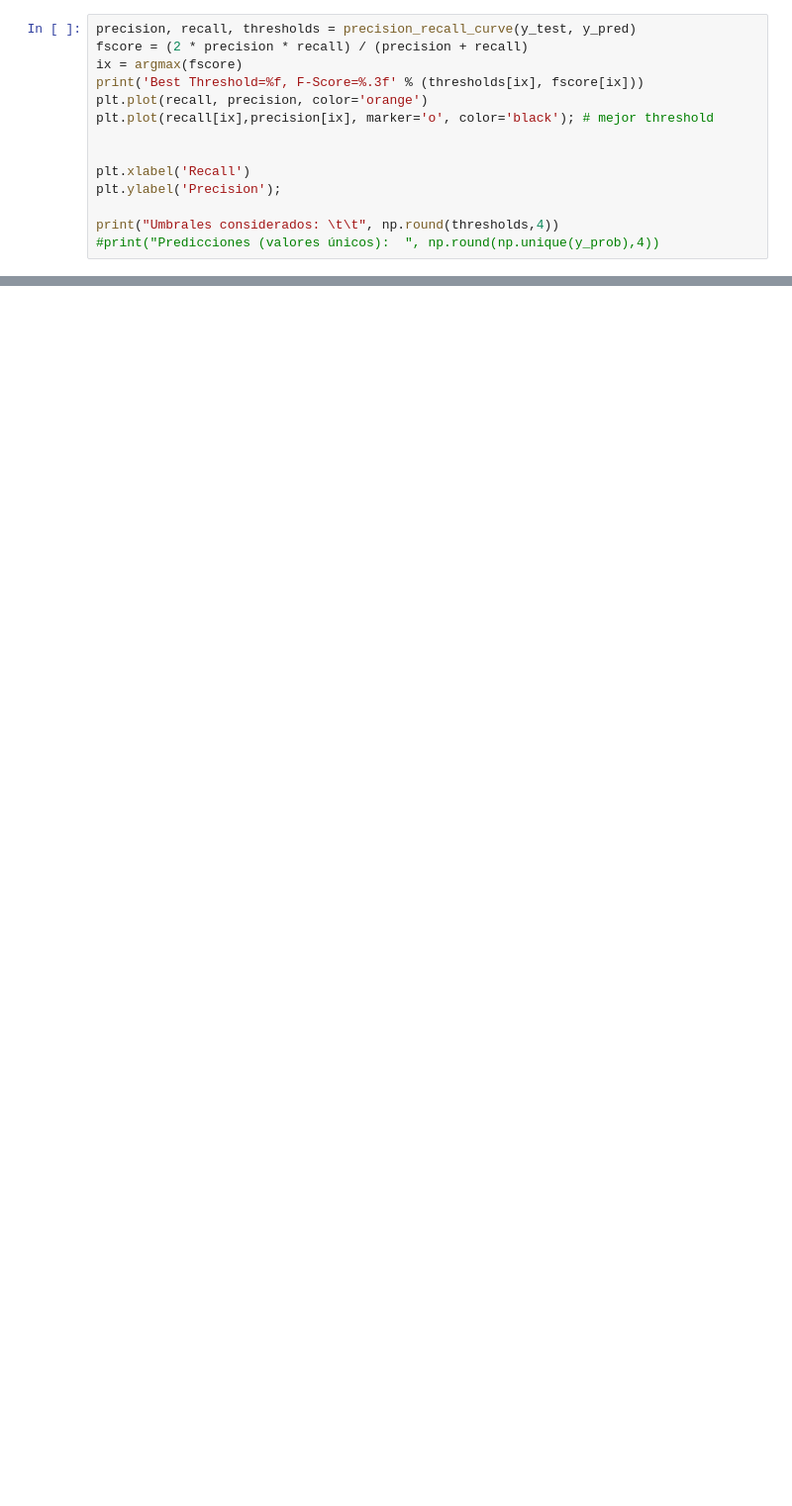
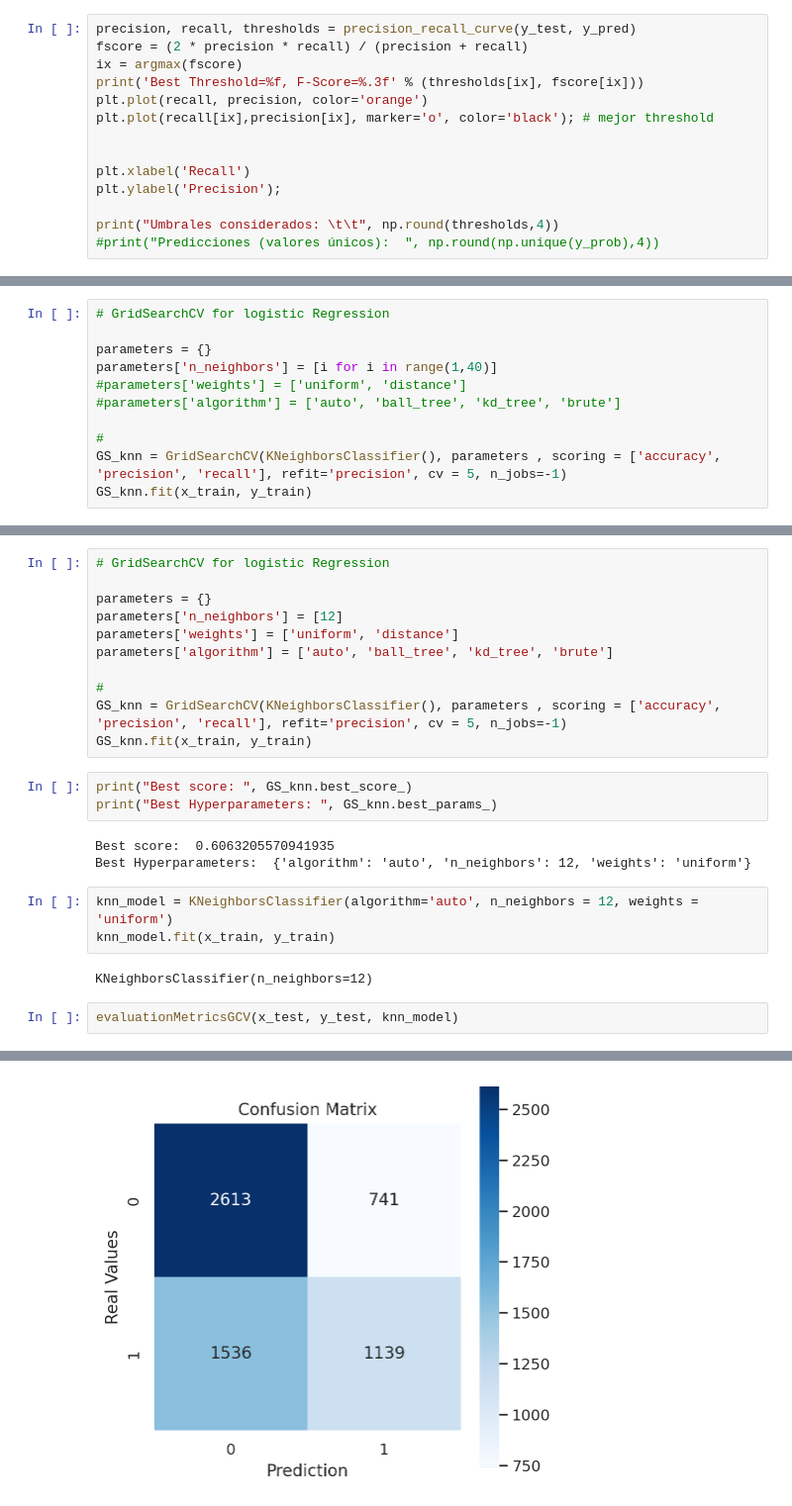
Before and after one commit to yonkeenn/projectChurnRate, a Jupyter notebook: projectChurnRate_Modelling&Evaluation.ipynb, the cells around one changed output, grey strips where cells are left out. Shown at 99% size. Saved outputs shown, nothing was run; the diff lists cells and outputs as text; blank space fills up the shorter version.

```diff
--- a/projectChurnRate_Modelling&Evaluation.ipynb
+++ b/projectChurnRate_Modelling&Evaluation.ipynb
@@ -691,0 +504,11 @@ show_results(y_test, y_pred)
+# %%
+# GridSearchCV for logistic Regression
+
+parameters = {}
+parameters['n_neighbors'] = [i for i in range(1,40)]
+#parameters['weights'] = ['uniform', 'distance']
+#parameters['algorithm'] = ['auto', 'ball_tree', 'kd_tree', 'brute']
+
+#
+GS_knn = GridSearchCV(KNeighborsClassifier(), parameters , scoring = ['accuracy', 'precision', 'recall'], refit='precision', cv = 5, n_jobs=-1)
+GS_knn.fit(x_train, y_train)
@@ -691,0 +525,25 @@ show_results(y_test, y_pred)
+# %%
+# GridSearchCV for logistic Regression
+
+parameters = {}
+parameters['n_neighbors'] = [12]
+parameters['weights'] = ['uniform', 'distance']
+parameters['algorithm'] = ['auto', 'ball_tree', 'kd_tree', 'brute']
+
+#
+GS_knn = GridSearchCV(KNeighborsClassifier(), parameters , scoring = ['accuracy', 'precision', 'recall'], refit='precision', cv = 5, n_jobs=-1)
+GS_knn.fit(x_train, y_train)
+# %%
+print("Best score: ", GS_knn.best_score_)
+print("Best Hyperparameters: ", GS_knn.best_params_)
+# %% [output]
+Best score:  0.6063205570941935
+Best Hyperparameters:  {'algorithm': 'auto', 'n_neighbors': 12, 'weights': 'uniform'}
+# %%
+knn_model = KNeighborsClassifier(algorithm='auto', n_neighbors = 12, weights = 'uniform')
+knn_model.fit(x_train, y_train)
+# %% [output]
+KNeighborsClassifier(n_neighbors=12)
+# %%
+evaluationMetricsGCV(x_test, y_test, knn_model)
+# %% [output]
@@ -691,0 +567 @@ show_results(y_test, y_pred)
+[figure, added]
```
Also changed, not shown: parts of 83 cells of this notebook.
